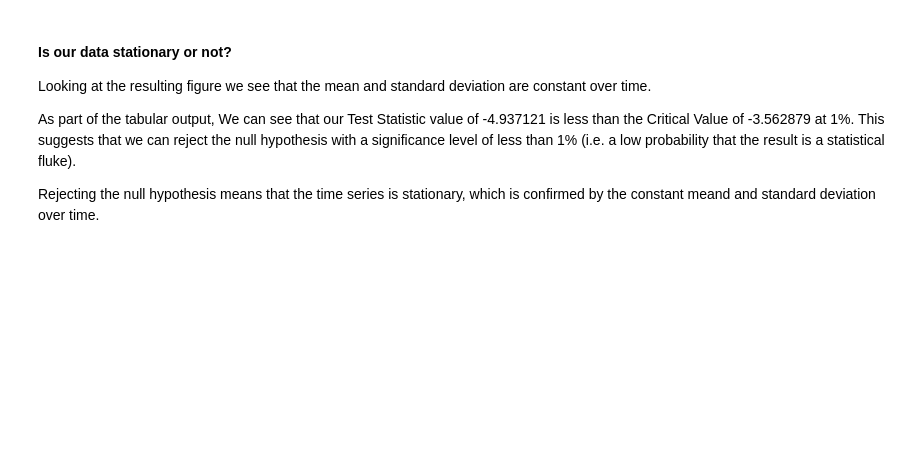
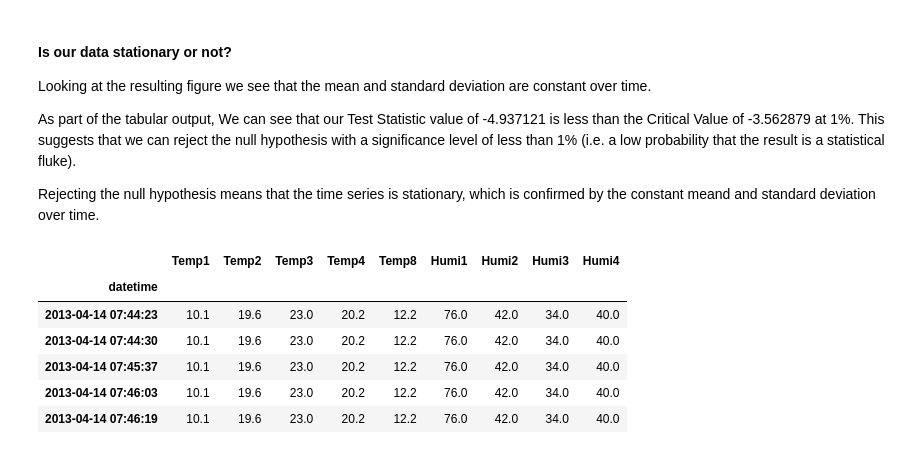
Before and after one commit to chalendony/data-prep-visualization, a Jupyter notebook: interactive-visualization-data-exploration.ipynb, the cells around one changed output. Drawn from its saved outputs; the diff is of its cells as text; code cells hidden in the pictures; blank space fills up the shorter version.

```diff
--- a/interactive-visualization-data-exploration.ipynb
+++ b/interactive-visualization-data-exploration.ipynb
@@ -268,3 +263,14 @@ Looking at the resulting figure we see that the mean and standard deviation are
 As part of the tabular output,  We can see that our Test Statistic value of -4.937121 is less than the Critical Value of -3.562879 at 1%. This suggests that we can reject the null hypothesis with a significance level of less than 1% (i.e. a low probability that the result is a statistical fluke).
 
 Rejecting the null hypothesis means that the time series is stationary, which is confirmed by the constant meand and standard deviation over time.
+# %%
+
+home.head()
+# %% [output]
+|  | Temp1 | Temp2 | Temp3 | Temp4 | Temp8 | Humi1 | Humi2 | Humi3 | Humi4 |
+| datetime |  |  |  |  |  |  |  |  |  |
+| 2013-04-14 07:44:23 | 10.1 | 19.6 | 23.0 | 20.2 | 12.2 | 76.0 | 42.0 | 34.0 | 40.0 |
+| 2013-04-14 07:44:30 | 10.1 | 19.6 | 23.0 | 20.2 | 12.2 | 76.0 | 42.0 | 34.0 | 40.0 |
+| 2013-04-14 07:45:37 | 10.1 | 19.6 | 23.0 | 20.2 | 12.2 | 76.0 | 42.0 | 34.0 | 40.0 |
+| 2013-04-14 07:46:03 | 10.1 | 19.6 | 23.0 | 20.2 | 12.2 | 76.0 | 42.0 | 34.0 | 40.0 |
+| 2013-04-14 07:46:19 | 10.1 | 19.6 | 23.0 | 20.2 | 12.2 | 76.0 | 42.0 | 34.0 | 40.0 |
```
Also changed, not shown: parts of 5 cells of this notebook, 2 other files.
